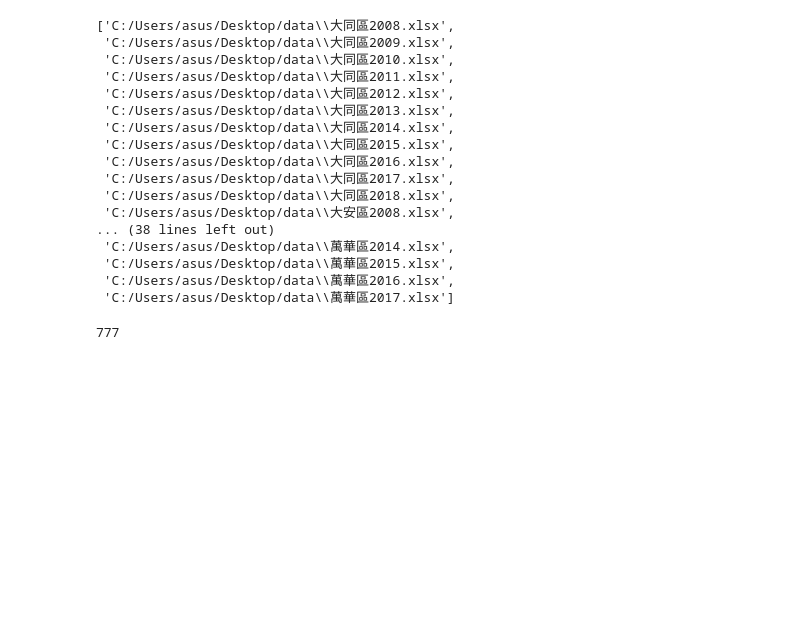
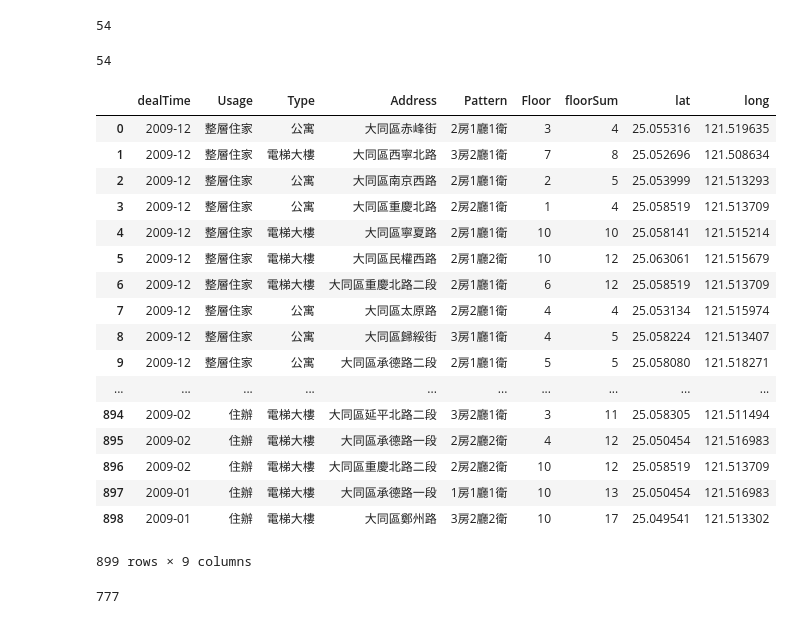
Before and after one commit to tonytommy4714/iii, a Jupyter notebook: walk.ipynb, the cells around one changed output. Cells and saved outputs as stored; diff of their text form; code cells hidden in the pictures; blank space fills up the shorter version.

```diff
--- a/walk.ipynb
+++ b/walk.ipynb
@@ -13,22 +18,31 @@ for datapath,dirs,files in os.walk(path):
-# %%
-fullpath
-# %% [output]
-['C:/Users/asus/Desktop/data\\大同區2008.xlsx',
- 'C:/Users/asus/Desktop/data\\大同區2009.xlsx',
- 'C:/Users/asus/Desktop/data\\大同區2010.xlsx',
- 'C:/Users/asus/Desktop/data\\大同區2011.xlsx',
- 'C:/Users/asus/Desktop/data\\大同區2012.xlsx',
- 'C:/Users/asus/Desktop/data\\大同區2013.xlsx',
- 'C:/Users/asus/Desktop/data\\大同區2014.xlsx',
- 'C:/Users/asus/Desktop/data\\大同區2015.xlsx',
- 'C:/Users/asus/Desktop/data\\大同區2016.xlsx',
- 'C:/Users/asus/Desktop/data\\大同區2017.xlsx',
- 'C:/Users/asus/Desktop/data\\大同區2018.xlsx',
- 'C:/Users/asus/Desktop/data\\大安區2008.xlsx',
-... (38 lines left out)
- 'C:/Users/asus/Desktop/data\\萬華區2014.xlsx',
- 'C:/Users/asus/Desktop/data\\萬華區2015.xlsx',
- 'C:/Users/asus/Desktop/data\\萬華區2016.xlsx',
- 'C:/Users/asus/Desktop/data\\萬華區2017.xlsx']
+# %%
+len(fullpath)
+len(filename)
+# %% [output]
+54
+# %%
+len(fullpath)
+# %% [output]
+54
 # %%
 tables=pd.read_excel(fullpath[1])
+tables.drop(['Area','rentPrice'],axis=1)
+# %% [output]
+|  | dealTime | Usage | Type | Address | Pattern | Floor | floorSum | lat | long |
+| 0 | 2009-12 | 整層住家 | 公寓 | 大同區赤峰街 | 2房1廳1衛 | 3 | 4 | 25.055316 | 121.519635 |
+| 1 | 2009-12 | 整層住家 | 電梯大樓 | 大同區西寧北路 | 3房2廳1衛 | 7 | 8 | 25.052696 | 121.508634 |
+| 2 | 2009-12 | 整層住家 | 公寓 | 大同區南京西路 | 2房1廳1衛 | 2 | 5 | 25.053999 | 121.513293 |
+| 3 | 2009-12 | 整層住家 | 公寓 | 大同區重慶北路 | 2房2廳1衛 | 1 | 4 | 25.058519 | 121.513709 |
+| 4 | 2009-12 | 整層住家 | 電梯大樓 | 大同區寧夏路 | 2房1廳1衛 | 10 | 10 | 25.058141 | 121.515214 |
+| 5 | 2009-12 | 整層住家 | 電梯大樓 | 大同區民權西路 | 2房1廳2衛 | 10 | 12 | 25.063061 | 121.515679 |
+| 6 | 2009-12 | 整層住家 | 電梯大樓 | 大同區重慶北路二段 | 2房1廳1衛 | 6 | 12 | 25.058519 | 121.513709 |
+| 7 | 2009-12 | 整層住家 | 公寓 | 大同區太原路 | 2房2廳1衛 | 4 | 4 | 25.053134 | 121.515974 |
+| 8 | 2009-12 | 整層住家 | 公寓 | 大同區歸綏街 | 3房1廳1衛 | 4 | 5 | 25.058224 | 121.513407 |
+| 9 | 2009-12 | 整層住家 | 公寓 | 大同區承德路二段 | 2房1廳1衛 | 5 | 5 | 25.058080 | 121.518271 |
+| ... | ... | ... | ... | ... | ... | ... | ... | ... | ... |
+| 894 | 2009-02 | 住辦 | 電梯大樓 | 大同區延平北路二段 | 3房2廳1衛 | 3 | 11 | 25.058305 | 121.511494 |
+| 895 | 2009-02 | 住辦 | 電梯大樓 | 大同區承德路一段 | 2房2廳2衛 | 4 | 12 | 25.050454 | 121.516983 |
+| 896 | 2009-02 | 住辦 | 電梯大樓 | 大同區重慶北路二段 | 2房2廳2衛 | 10 | 12 | 25.058519 | 121.513709 |
+| 897 | 2009-01 | 住辦 | 電梯大樓 | 大同區承德路一段 | 1房1廳1衛 | 10 | 13 | 25.050454 | 121.516983 |
+| 898 | 2009-01 | 住辦 | 電梯大樓 | 大同區鄭州路 | 3房2廳2衛 | 10 | 17 | 25.049541 | 121.513302 |
+899 rows × 9 columns
```
Also changed, not shown: parts of 14 cells of this notebook.
